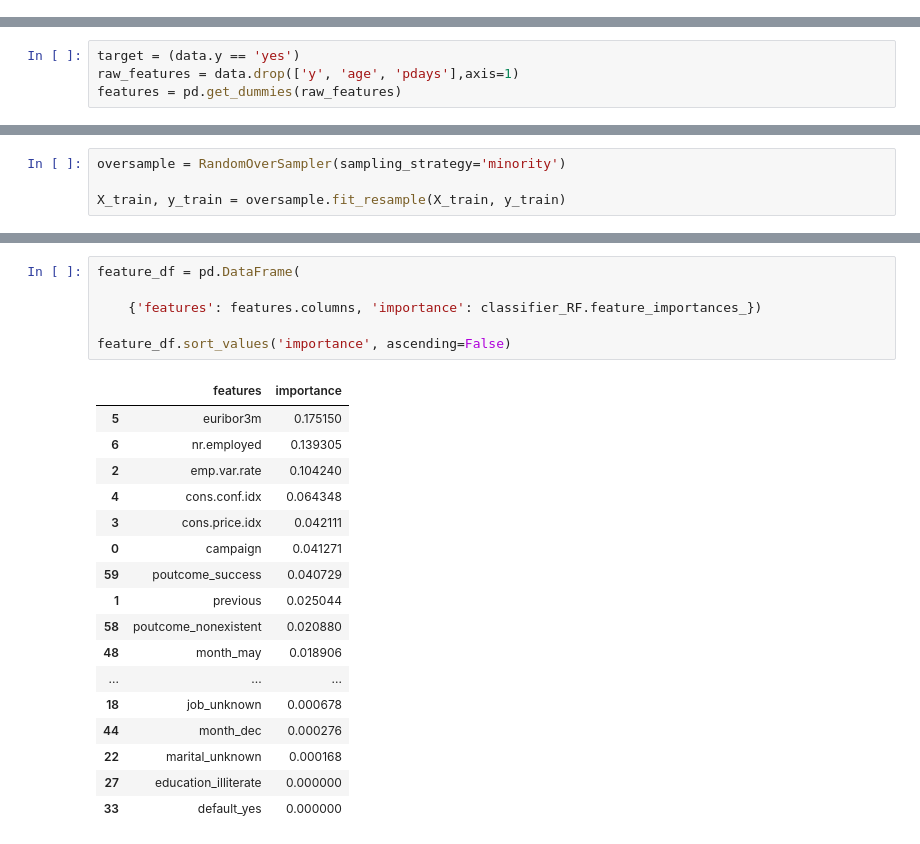
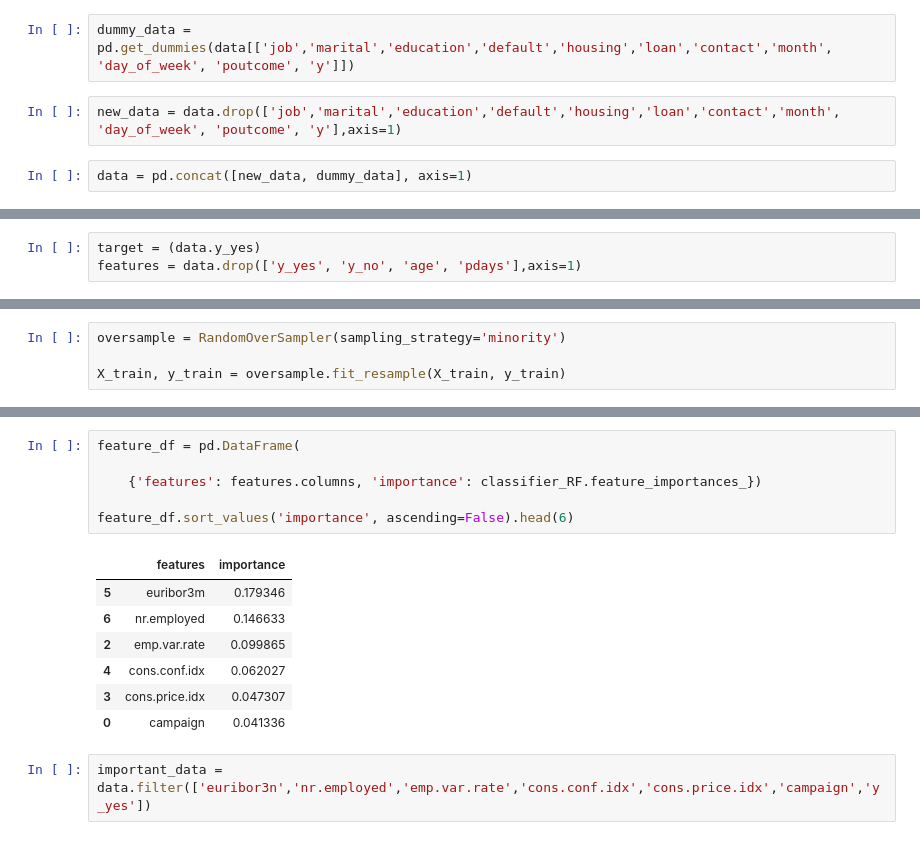
Before and after one commit to kody-smith/data_mining_projects, a Jupyter notebook: notebooks/starter_bank.ipynb, the cells around one changed output, grey strips where cells are left out. Drawn from its saved outputs; the diff is of its cells as text.

```diff
--- a/notebooks/starter_bank.ipynb
+++ b/notebooks/starter_bank.ipynb
@@ -16,3 +21,9 @@ data = pd.read_csv('https://raw.githubusercontent.com/byui-cse/cse450-course/mas
+# %%
+dummy_data = pd.get_dummies(data[['job','marital','education','default','housing','loan','contact','month', 'day_of_week', 'poutcome', 'y']])
+# %%
+new_data = data.drop(['job','marital','education','default','housing','loan','contact','month', 'day_of_week', 'poutcome', 'y'],axis=1)
+# %%
+data = pd.concat([new_data, dummy_data], axis=1)
 # %%
 data.head()
 # %%
@@ -20,9 +31,8 @@ data.age_cut = pd.cut(data.age, bins=9, labels=[20,30,40,50,60,70,80,90,100])
 # %%
 data.age_cut.value_counts()
 # %%
-target = (data.y == 'yes')
-raw_features = data.drop(['y', 'age', 'pdays'],axis=1)
-features = pd.get_dummies(raw_features)
+target = (data.y_yes)
+features = data.drop(['y_yes', 'y_no', 'age', 'pdays'],axis=1)
 # %%
 features.head()
 # %%
@@ -61,25 +71,17 @@ confusion = plot_confusion_matrix(classifier_RF,X_test,y_test)
 # %%
 feature_df = pd.DataFrame(
 
     {'features': features.columns, 'importance': classifier_RF.feature_importances_})
 
-feature_df.sort_values('importance', ascending=False)
+feature_df.sort_values('importance', ascending=False).head(6)
 # %% [output]
 |  | features | importance |
-| 5 | euribor3m | 0.175150 |
-| 6 | nr.employed | 0.139305 |
-| 2 | emp.var.rate | 0.104240 |
-| 4 | cons.conf.idx | 0.064348 |
-| 3 | cons.price.idx | 0.042111 |
-| 0 | campaign | 0.041271 |
-| 59 | poutcome_success | 0.040729 |
-| 1 | previous | 0.025044 |
-| 58 | poutcome_nonexistent | 0.020880 |
-| 48 | month_may | 0.018906 |
-| ... | ... | ... |
-| 18 | job_unknown | 0.000678 |
-| 44 | month_dec | 0.000276 |
-| 22 | marital_unknown | 0.000168 |
-| 27 | education_illiterate | 0.000000 |
-| 33 | default_yes | 0.000000 |
+| 5 | euribor3m | 0.179346 |
+| 6 | nr.employed | 0.146633 |
+| 2 | emp.var.rate | 0.099865 |
+| 4 | cons.conf.idx | 0.062027 |
+| 3 | cons.price.idx | 0.047307 |
+| 0 | campaign | 0.041336 |
+# %%
+important_data = data.filter(['euribor3n','nr.employed','emp.var.rate','cons.conf.idx','cons.price.idx','campaign','y_yes'])
 # %%
```
Also changed, not shown: parts of 9 cells of this notebook.
